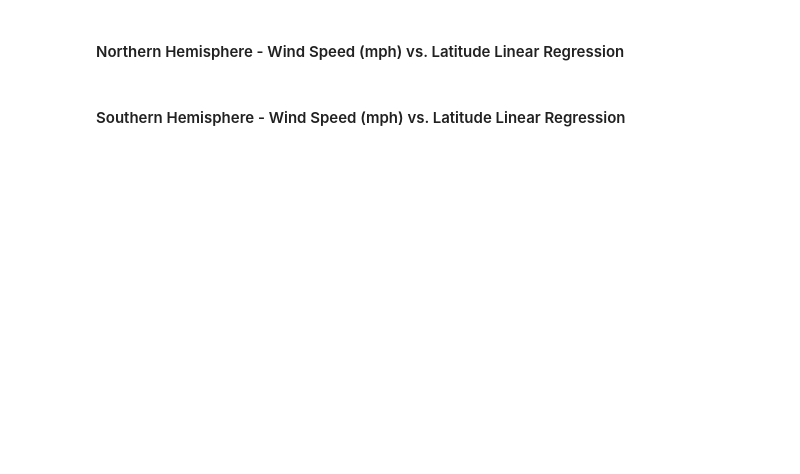
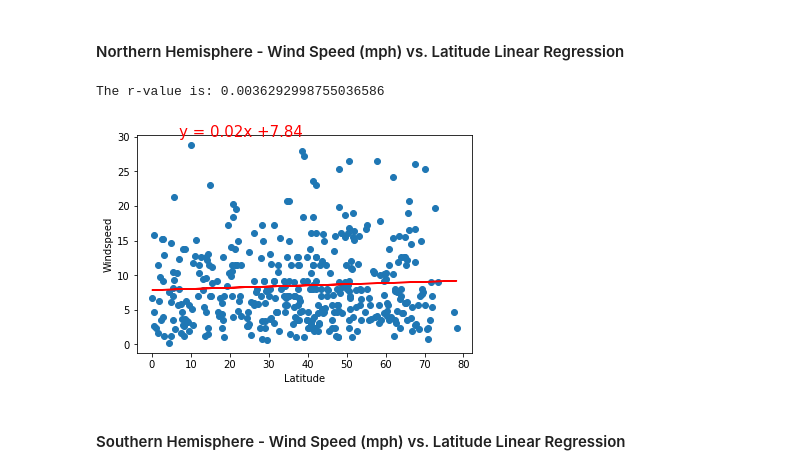
Before and after one commit to ismahanadan/What-is-the-Weather-Like-Python-API, a Jupyter notebook: What's the Weather Like-Python API/Instructions/starter_code/WeatherPy.ipynb, the cells around one changed output. Cells and saved outputs as stored; diff of their text form; code cells hidden in the pictures; blank space fills up the shorter version.

```diff
--- a/What's the Weather Like-Python API/Instructions/starter_code/WeatherPy.ipynb
+++ b/What's the Weather Like-Python API/Instructions/starter_code/WeatherPy.ipynb
@@ -407,4 +429,15 @@ The r-value is: 0.03837448358570073
 # %% [markdown]
 ####  Northern Hemisphere - Wind Speed (mph) vs. Latitude Linear Regression
+# %%
+x_values = northernlat_df["Latitude"]
+y_values = northernlat_df["Windspeed"]
+plt.ylabel("Windspeed")
+linear_regression_plot(x_values,y_values,'Windspeed',(7,30))
+
+# Show plot
+plt.show()
+# %% [output]
+The r-value is: 0.0036292998755036586
+[figure, added]
 # %% [markdown]
 ####  Southern Hemisphere - Wind Speed (mph) vs. Latitude Linear Regression
```
Also changed, not shown: parts of 3 cells of this notebook.
